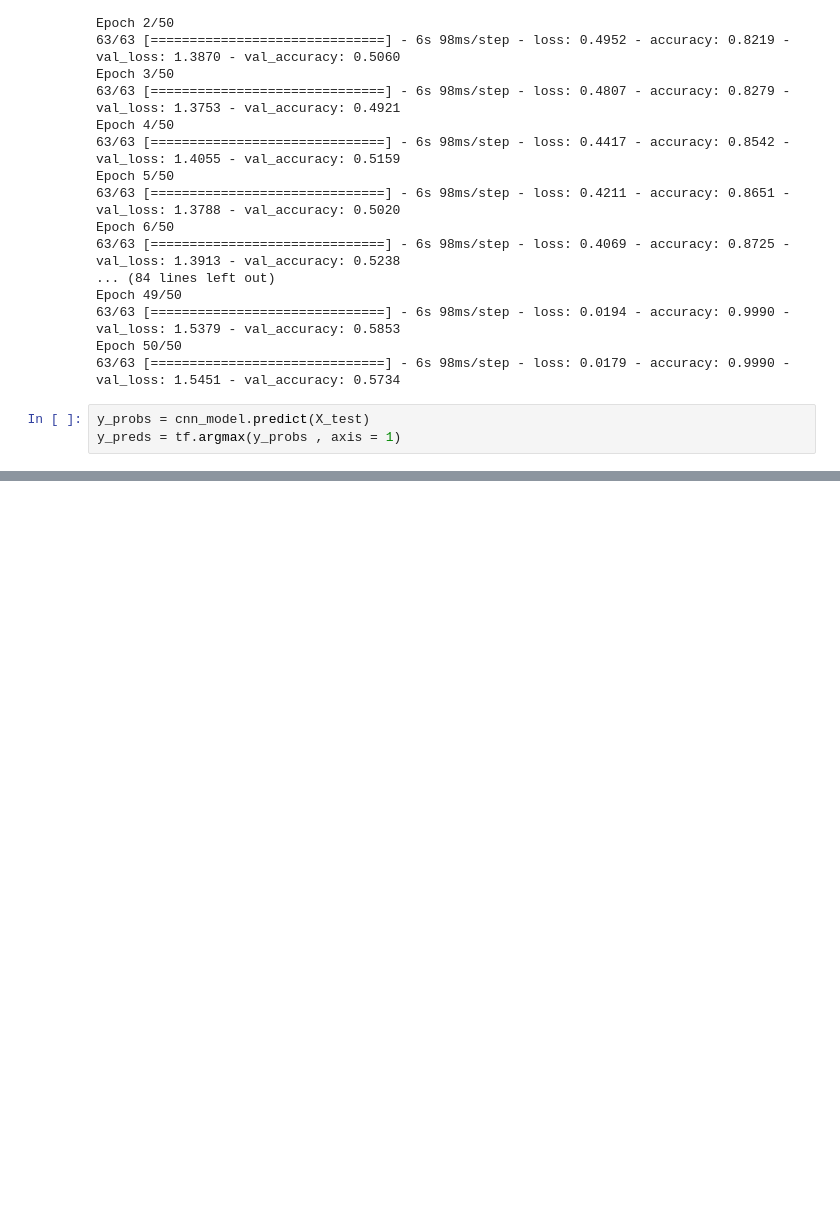
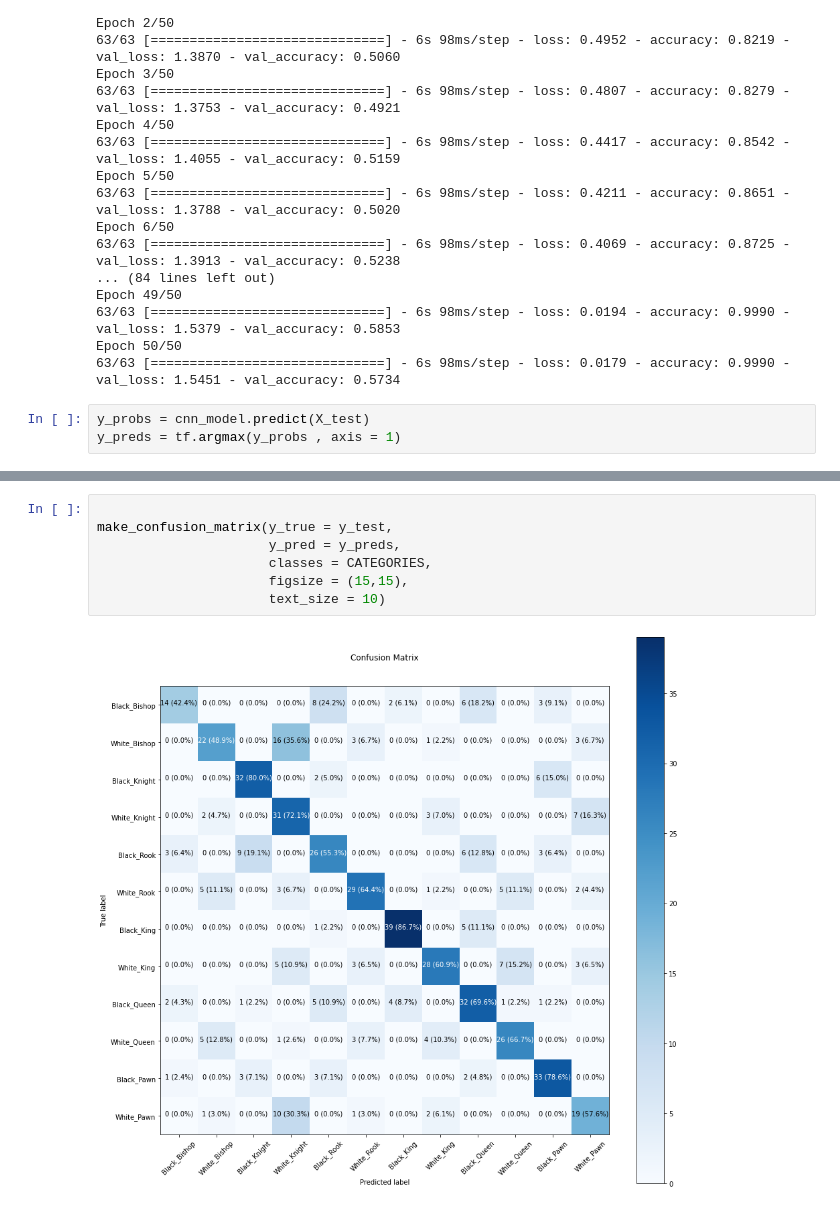
Before and after one commit to topguns837/Chess-Piece-Detection, a Jupyter notebook: CNN_pipeline.ipynb, the cells around one changed output, grey strips where cells are left out. Cells and saved outputs as stored; diff of their text form; blank space fills up the shorter version.

```diff
--- a/CNN_pipeline.ipynb
+++ b/CNN_pipeline.ipynb
@@ -575,0 +653,9 @@ dtype: int64
+# %%
+
+make_confusion_matrix(y_true = y_test,
+                      y_pred = y_preds,
+                      classes = CATEGORIES,
+                      figsize = (15,15),
+                      text_size = 10)
+# %% [output]
+[figure, added]
```
Also changed, not shown: parts of 31 cells of this notebook, 1 other file.
